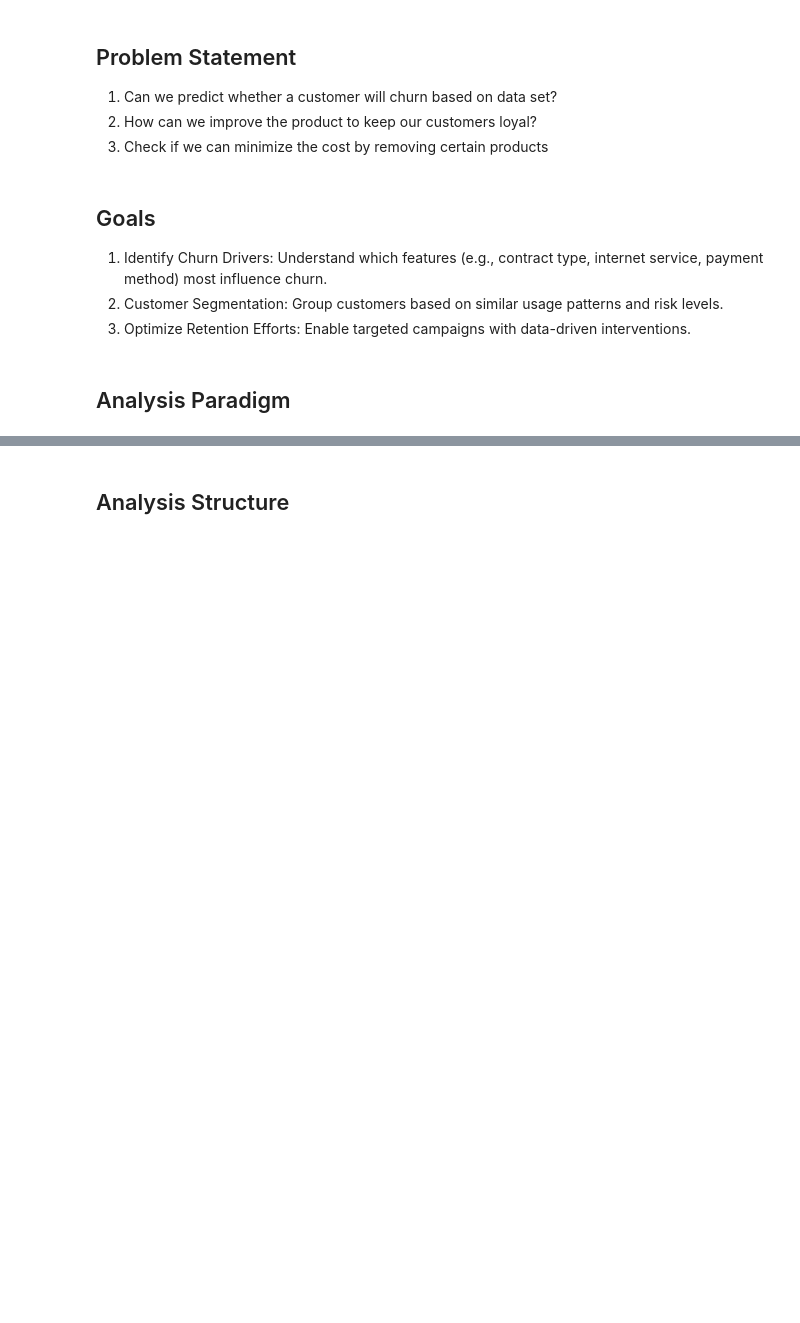
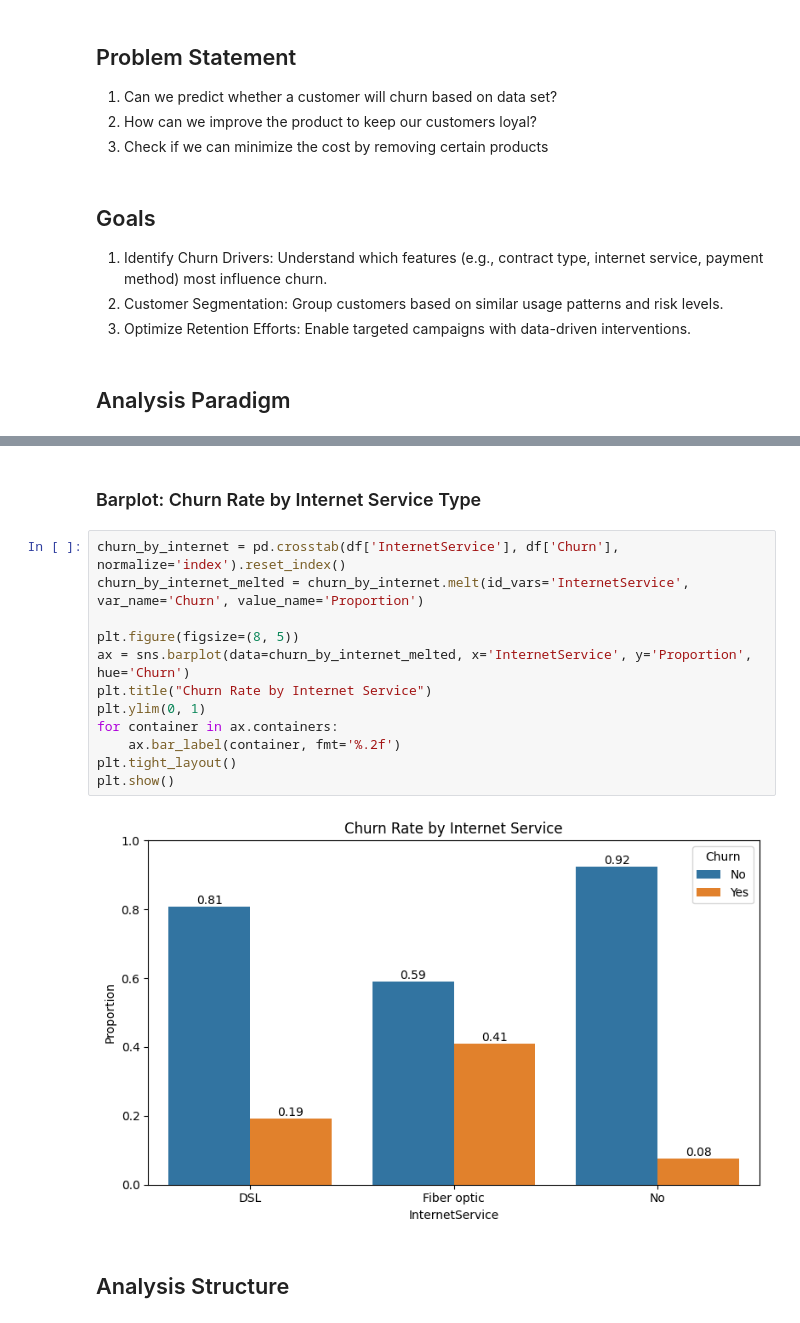
Before and after one commit to Christian-Chrata/Telco-Customer-Churn, a Jupyter notebook: Telco Customer Churn.ipynb, the cells around one changed output, grey strips where cells are left out. Saved outputs shown, nothing was run; the diff lists cells and outputs as text; blank space fills up the shorter version.

```diff
--- a/Telco Customer Churn.ipynb
+++ b/Telco Customer Churn.ipynb
@@ -942,2 +957,18 @@ Two year        0.969231  0.030769
+# %% [markdown]
+### Barplot: Churn Rate by Internet Service Type
+# %%
+churn_by_internet = pd.crosstab(df['InternetService'], df['Churn'], normalize='index').reset_index()
+churn_by_internet_melted = churn_by_internet.melt(id_vars='InternetService', var_name='Churn', value_name='Proportion')
+
+plt.figure(figsize=(8, 5))
+ax = sns.barplot(data=churn_by_internet_melted, x='InternetService', y='Proportion', hue='Churn')
+plt.title("Churn Rate by Internet Service")
+plt.ylim(0, 1)
+for container in ax.containers:
+    ax.bar_label(container, fmt='%.2f')
+plt.tight_layout()
+plt.show()
+# %% [output]
+[figure, added]
 # %% [markdown]
 ## Analysis Structure
```
Also changed, not shown: parts of 12 cells of this notebook.
